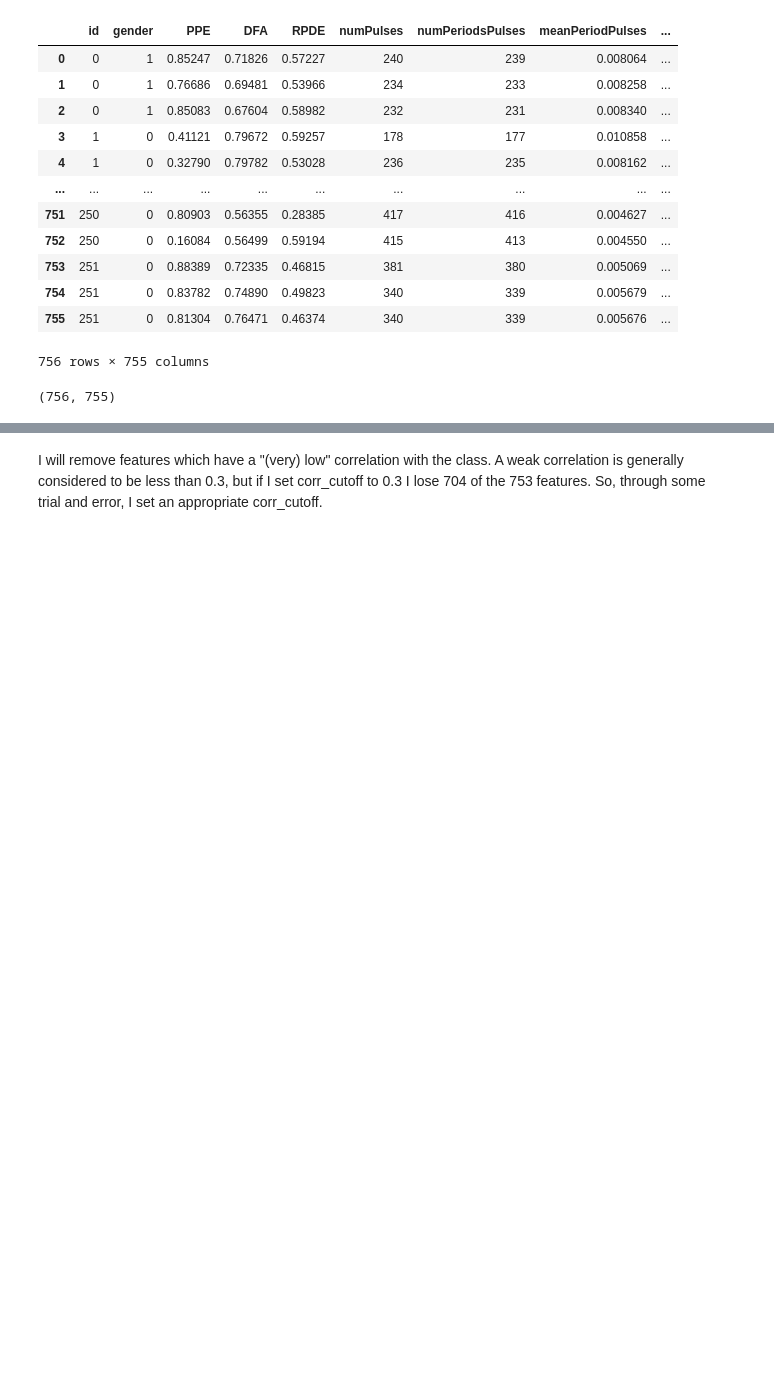
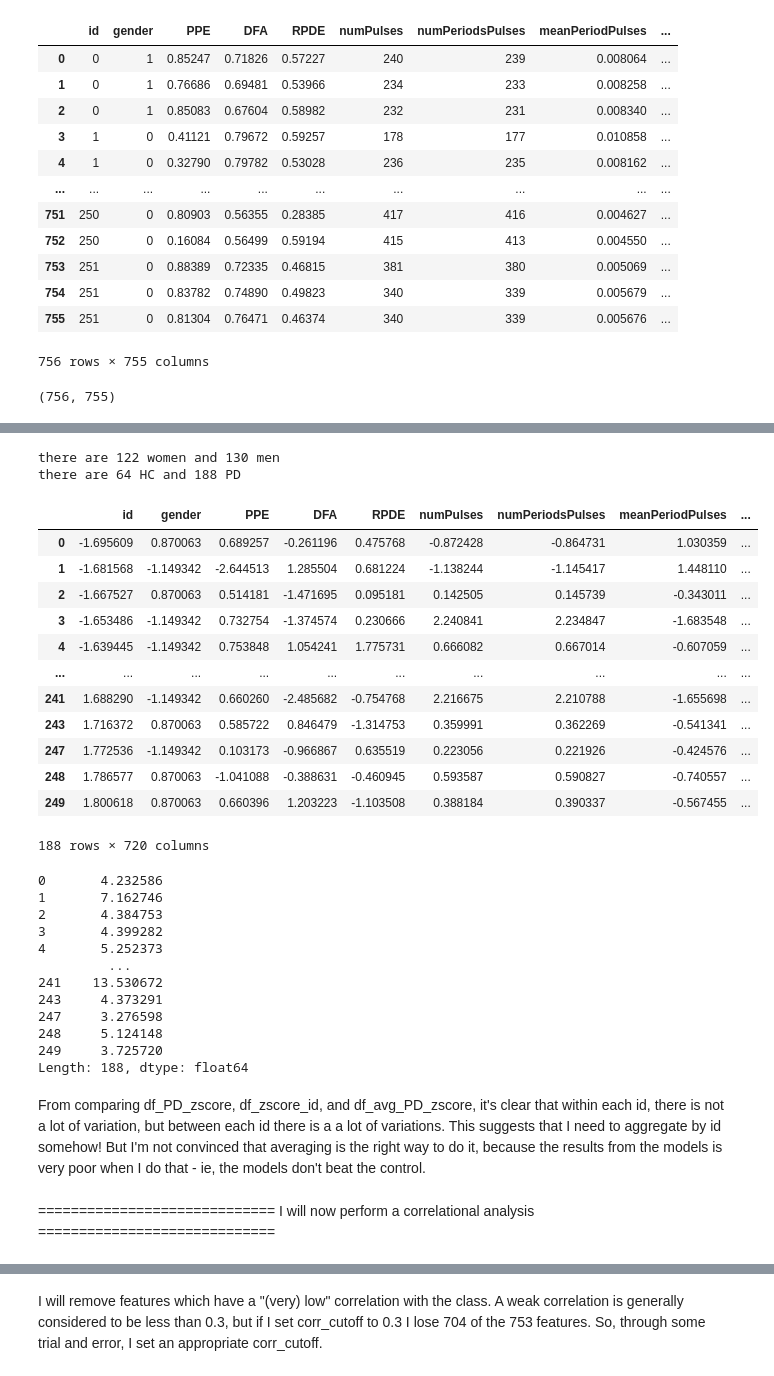
Before and after one commit to cgpayne/parkinsons_audetector, a Jupyter notebook: notebooks/initial_analysis.ipynb, the cells around one changed output, grey strips where cells are left out. Saved outputs shown, nothing was run; the diff lists cells and outputs as text; code cells hidden in the pictures; blank space fills up the shorter version.

```diff
--- a/notebooks/initial_analysis.ipynb
+++ b/notebooks/initial_analysis.ipynb
@@ -130,0 +181,40 @@ Text(0.5, 1.0, 'Abs(all Pearson correlations)')
+# %%
+print(f"there are {list(df_avg['gender']).count(0)} women and {list(df_avg['gender']).count(1)} men")
+print(f"there are {list(df_avg['class']).count(0)} HC and {list(df_avg['class']).count(1)} PD")
+# %% [output]
+there are 122 women and 130 men
+there are 64 HC and 188 PD
+# %%
+df_avg_PD = df_avg[df_avg['class'] == 1]
+df_avg_PD_zscore = df_avg_PD.apply(zscore)
+display(df_avg_PD_zscore)
+
+print(abs(df_avg_PD_zscore).max(axis=1))
+# %% [output]
+|  | id | gender | PPE | DFA | RPDE | numPulses | numPeriodsPulses | meanPeriodPulses | ... |
+| 0 | -1.695609 | 0.870063 | 0.689257 | -0.261196 | 0.475768 | -0.872428 | -0.864731 | 1.030359 | ... |
+| 1 | -1.681568 | -1.149342 | -2.644513 | 1.285504 | 0.681224 | -1.138244 | -1.145417 | 1.448110 | ... |
+| 2 | -1.667527 | 0.870063 | 0.514181 | -1.471695 | 0.095181 | 0.142505 | 0.145739 | -0.343011 | ... |
+| 3 | -1.653486 | -1.149342 | 0.732754 | -1.374574 | 0.230666 | 2.240841 | 2.234847 | -1.683548 | ... |
+| 4 | -1.639445 | -1.149342 | 0.753848 | 1.054241 | 1.775731 | 0.666082 | 0.667014 | -0.607059 | ... |
+| ... | ... | ... | ... | ... | ... | ... | ... | ... | ... |
+| 241 | 1.688290 | -1.149342 | 0.660260 | -2.485682 | -0.754768 | 2.216675 | 2.210788 | -1.655698 | ... |
+| 243 | 1.716372 | 0.870063 | 0.585722 | 0.846479 | -1.314753 | 0.359991 | 0.362269 | -0.541341 | ... |
+| 247 | 1.772536 | -1.149342 | 0.103173 | -0.966867 | 0.635519 | 0.223056 | 0.221926 | -0.424576 | ... |
+| 248 | 1.786577 | 0.870063 | -1.041088 | -0.388631 | -0.460945 | 0.593587 | 0.590827 | -0.740557 | ... |
+| 249 | 1.800618 | 0.870063 | 0.660396 | 1.203223 | -1.103508 | 0.388184 | 0.390337 | -0.567455 | ... |
+188 rows × 720 columns
+0       4.232586
+1       7.162746
+2       4.384753
+3       4.399282
+4       5.252373
+         ...
+241    13.530672
+243     4.373291
+247     3.276598
+248     5.124148
+249     3.725720
+Length: 188, dtype: float64
+# %% [markdown]
+From comparing df_PD_zscore, df_zscore_id, and df_avg_PD_zscore, it's clear that within each id, there is not a lot of variation, but between each id there is a a lot of variations. This suggests that I need to aggregate by id somehow! But I'm not convinced that averaging is the right way to do it, because the results from the models is very poor when I do that - ie, the models don't beat the control.
@@ -130,0 +224,2 @@ Text(0.5, 1.0, 'Abs(all Pearson correlations)')
+# %% [markdown]
+============================= I will now perform a correlational analysis =============================
```
Also changed, not shown: parts of 46 cells of this notebook.
